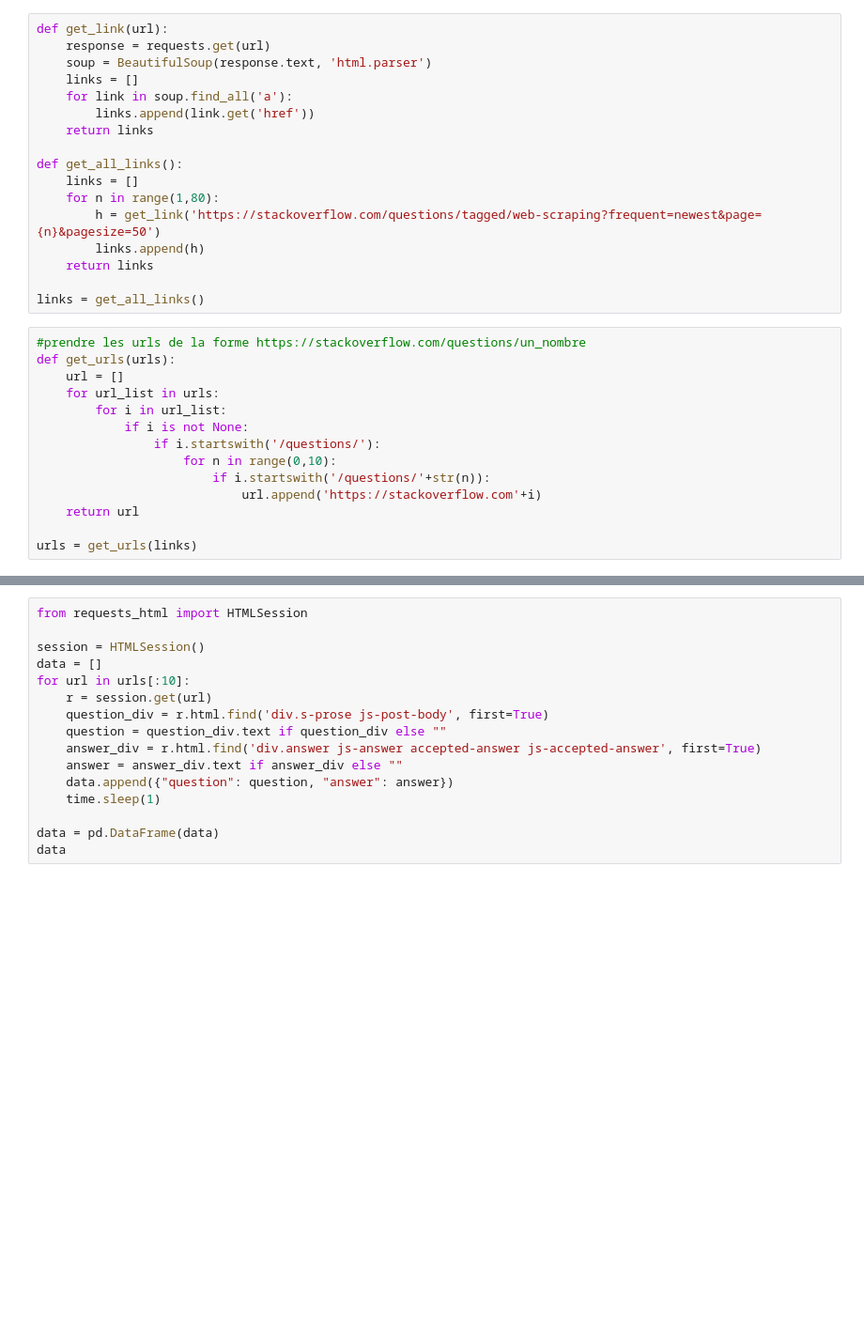
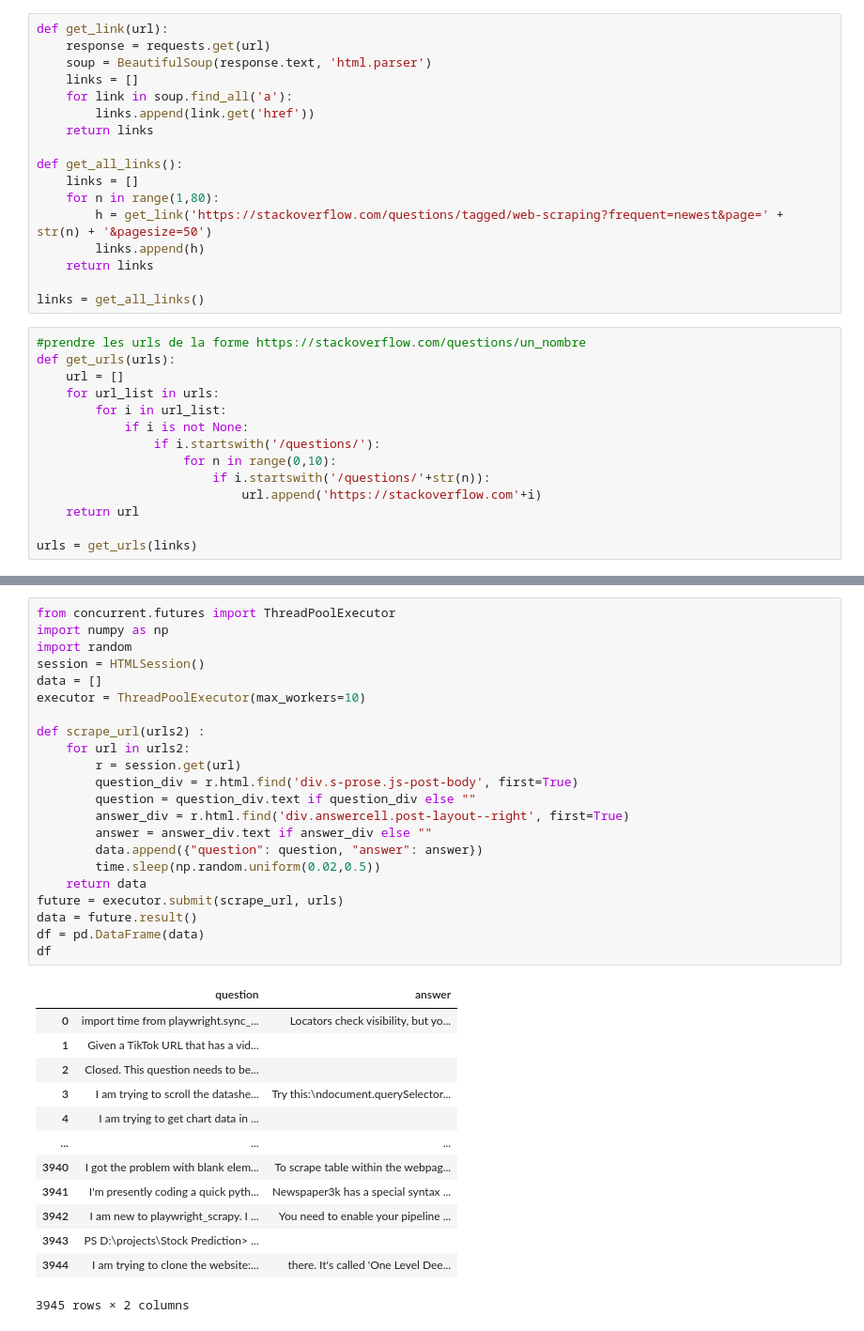
Before and after one commit to jbouniol/LeScrapper, a Jupyter notebook: scraping_overflow.ipynb, the cells around one changed output, grey strips where cells are left out. Shown at 94% size. Drawn from its saved outputs; the diff is of its cells as text; blank space fills up the shorter version.

```diff
--- a/scraping_overflow.ipynb
+++ b/scraping_overflow.ipynb
@@ -17,7 +23,7 @@ def get_link(url):
 def get_all_links():
     links = []
     for n in range(1,80):
-        h = get_link('https://stackoverflow.com/questions/tagged/web-scraping?frequent=newest&page={n}&pagesize=50')
+        h = get_link('https://stackoverflow.com/questions/tagged/web-scraping?frequent=newest&page=' + str(n) + '&pagesize=50')
         links.append(h)
     return links
 
@@ -39,16 +51,36 @@ urls = get_urls(links)
 # %%
-from requests_html import HTMLSession
-
+from concurrent.futures import ThreadPoolExecutor
+import numpy as np
+import random
 session = HTMLSession()
 data = []
-for url in urls[:10]:
-    r = session.get(url)
-    question_div = r.html.find('div.s-prose js-post-body', first=True)
-    question = question_div.text if question_div else ""
-    answer_div = r.html.find('div.answer js-answer accepted-answer js-accepted-answer', first=True)
-    answer = answer_div.text if answer_div else ""
-    data.append({"question": question, "answer": answer})
-    time.sleep(1)
+executor = ThreadPoolExecutor(max_workers=10)
 
-data = pd.DataFrame(data)
-data
+def scrape_url(urls2) :
+    for url in urls2:
+        r = session.get(url)
+        question_div = r.html.find('div.s-prose.js-post-body', first=True)
+        question = question_div.text if question_div else ""
+        answer_div = r.html.find('div.answercell.post-layout--right', first=True)
+        answer = answer_div.text if answer_div else ""
+        data.append({"question": question, "answer": answer})
+        time.sleep(np.random.uniform(0.02,0.5))
+    return data
+future = executor.submit(scrape_url, urls)
+data = future.result()
+df = pd.DataFrame(data)
+df
+# %% [output]
+|  | question | answer |
+| 0 | import time from playwright.sync_... | Locators check visibility, but yo... |
+| 1 | Given a TikTok URL that has a vid... |  |
+| 2 | Closed. This question needs to be... |  |
+| 3 | I am trying to scroll the datashe... | Try this:\ndocument.querySelector... |
+| 4 | I am trying to get chart data in ... |  |
+| ... | ... | ... |
+| 3940 | I got the problem with blank elem... | To scrape table within the webpag... |
+| 3941 | I'm presently coding a quick pyth... | Newspaper3k has a special syntax ... |
+| 3942 | I am new to playwright_scrapy. I ... | You need to enable your pipeline ... |
+| 3943 | PS D:\projects\Stock Prediction> ... |  |
+| 3944 | I am trying to clone the website:... | there. It's called 'One Level Dee... |
+3945 rows × 2 columns
```
Also changed, not shown: parts of 8 cells of this notebook.
